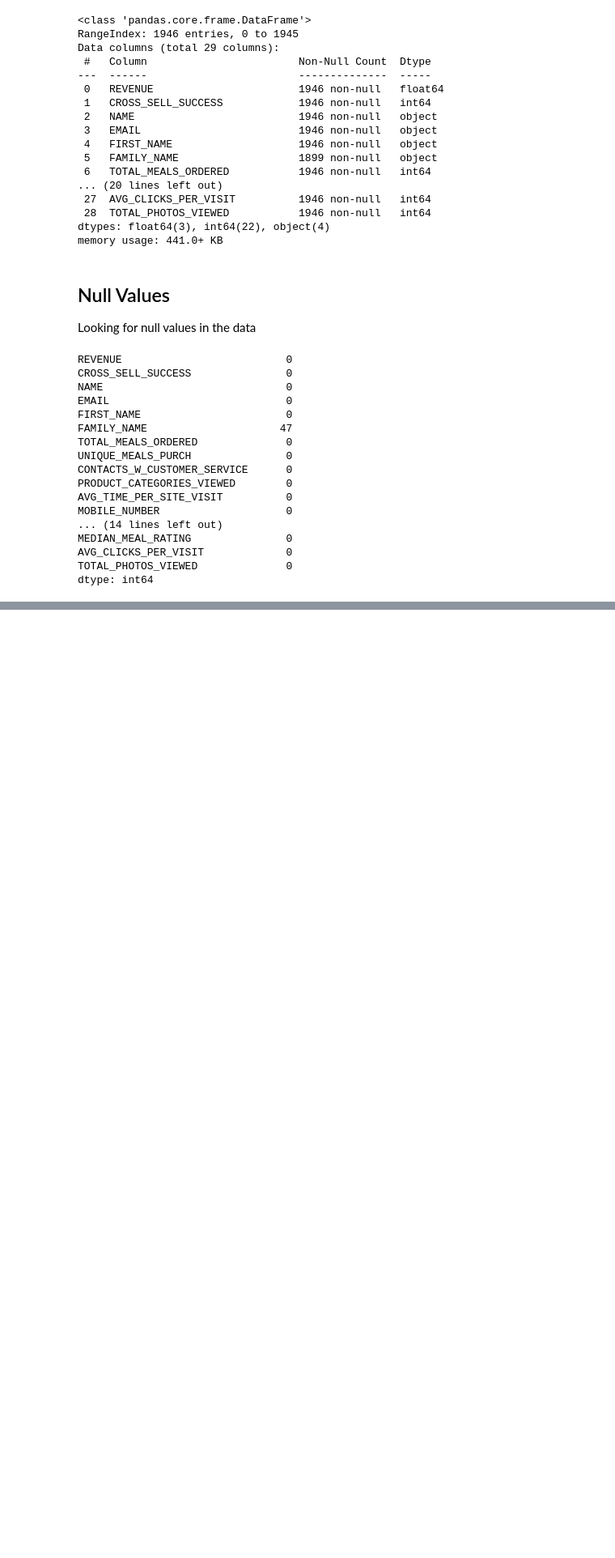
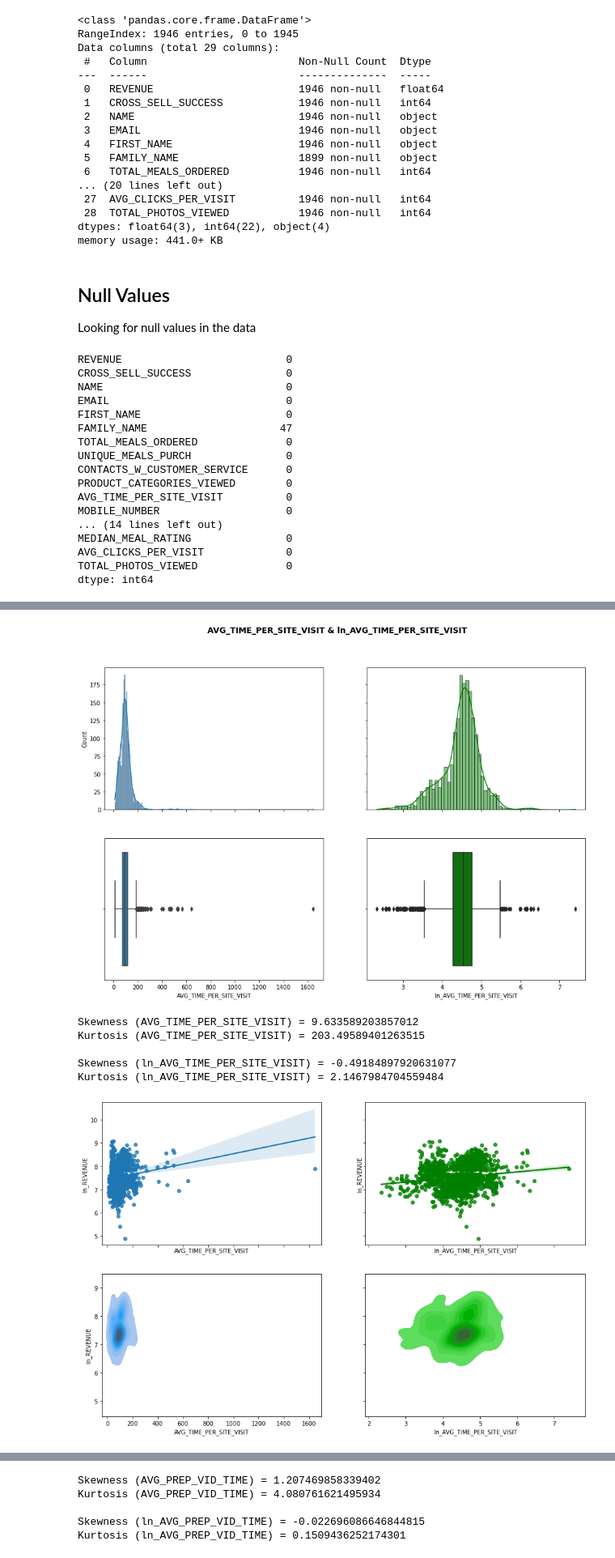
Before and after one commit to AndRemy/ApprenticeChef-Regression, a Jupyter notebook: SupervisedLearning_Analysis.ipynb, the cells around one changed output, grey strips where cells are left out. Shown at 81% size. Drawn from its saved outputs; the diff is of its cells as text; code cells hidden in the pictures; blank space fills up the shorter version.

```diff
--- a/SupervisedLearning_Analysis.ipynb
+++ b/SupervisedLearning_Analysis.ipynb
@@ -622,20 +295,0 @@ flag_Dataset(flagged_df, flagging)
-# %%
-scatter_feat = all_features['categorical'] + all_features['continuous'] + all_features['discrete']
-
-for flag in all_features['flags']:
-    for feature in scatter_feat:
-        if feature in flag:
-            print(f"Hue by: {flag}")
-            sns.lmplot(
-                data=flagged_df,
-                x=feature,
-                y=dependent_variable,
-                hue=flag
-            )
-        else:
-            sns.lmplot(
-                data=flagged_df,
-                x=feature,
-                y=dependent_variable
-            )
-        plt.show()
@@ -1057,0 +348,3 @@ KeyError: "Passing list-likes to .loc or [] with any missing labels is no longer
+# %%
+transformed_dependent = "ln_REVENUE"
+flagged_df[transformed_dependent] = flagged_df[dependent_variable].apply(np.log)
@@ -1057,0 +537,14 @@ KeyError: "Passing list-likes to .loc or [] with any missing labels is no longer
+# %%
+variable_type = "continuous"
+features = original_features[variable_type]
+
+for feat in features:
+    plot_continuous_discrete(flagged_df, feat, variable_type)
+# %% [output]
+[figure, added]
+Skewness (AVG_TIME_PER_SITE_VISIT) = 9.633589203857012
+Kurtosis (AVG_TIME_PER_SITE_VISIT) = 203.49589401263515
+
+Skewness (ln_AVG_TIME_PER_SITE_VISIT) = -0.49184897920631077
+Kurtosis (ln_AVG_TIME_PER_SITE_VISIT) = 2.1467984704559484
+[figure, added]
@@ -1057,0 +552,5 @@ KeyError: "Passing list-likes to .loc or [] with any missing labels is no longer
+Skewness (AVG_PREP_VID_TIME) = 1.207469858339402
+Kurtosis (AVG_PREP_VID_TIME) = 4.080761621495934
+
+Skewness (ln_AVG_PREP_VID_TIME) = -0.022696086646844815
+Kurtosis (ln_AVG_PREP_VID_TIME) = 0.1509436252174301
```
Also changed, not shown: parts of 89 cells of this notebook, 3 other files.
